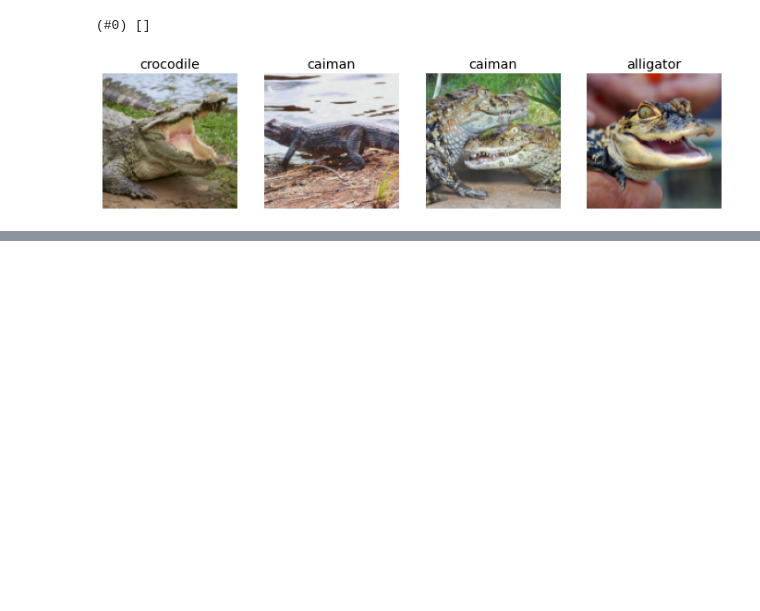
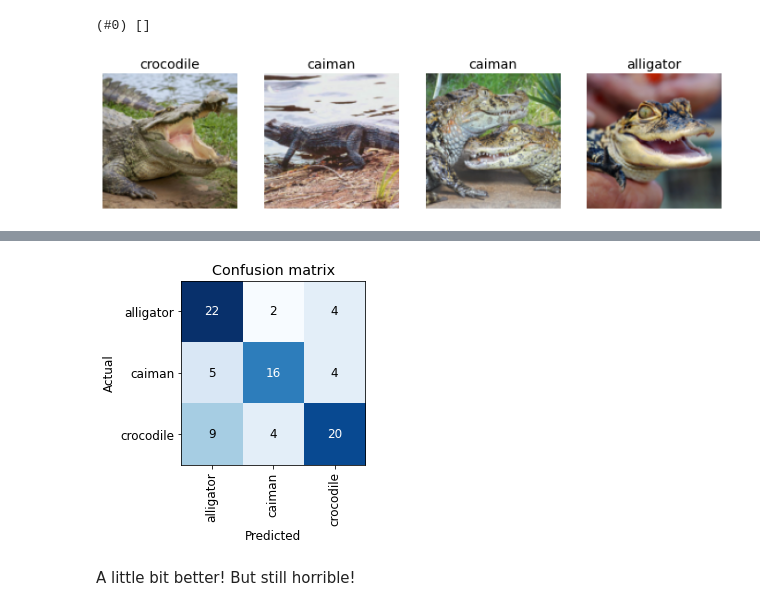
Before and after one commit to leejaeka/Croc-Alligator-Caiman-Detector, a Jupyter notebook: Croc, Alligator, Caiman Detector.ipynb, the cells around one changed output, grey strips where cells are left out. Saved outputs shown, nothing was run; the diff lists cells and outputs as text; code cells hidden in the pictures; blank space fills up the shorter version.

Commit message:
Cleaned up data after quick modeling
Helped a little bit

```diff
--- a/Croc, Alligator, Caiman Detector.ipynb
+++ b/Croc, Alligator, Caiman Detector.ipynb
@@ -81,0 +106,15 @@ interp.plot_confusion_matrix()
+# %%
+reptiles = DataBlock(
+    blocks=(ImageBlock, CategoryBlock),
+    get_items=get_image_files,
+    splitter=RandomSplitter(valid_pct=0.2, seed=42),
+    get_y=parent_label,
+    item_tfms=Resize(128))
+dls = reptiles.dataloaders(path)
+# %%
+reptiles = reptiles.new(item_tfms=RandomResizedCrop(224, min_scale=0.5),
+                        batch_tfms=aug_transforms())
+dls = reptiles.dataloaders(path, num_workers=0) # <- num_workers=0 to prevent window error
+# %%
+learn = cnn_learner(dls, resnet18, metrics=error_rate)
+learn.fine_tune(4)
@@ -81,0 +129,4 @@ interp.plot_confusion_matrix()
+# %%
+interp = ClassificationInterpretation.from_learner(learn)
+interp.plot_confusion_matrix()
+# %% [output]
@@ -81,0 +134,3 @@ interp.plot_confusion_matrix()
+[figure, added]
+# %% [markdown]
+A little bit better! But still horrible!
```
Also changed, not shown: parts of 11 cells of this notebook, 6 other files.
